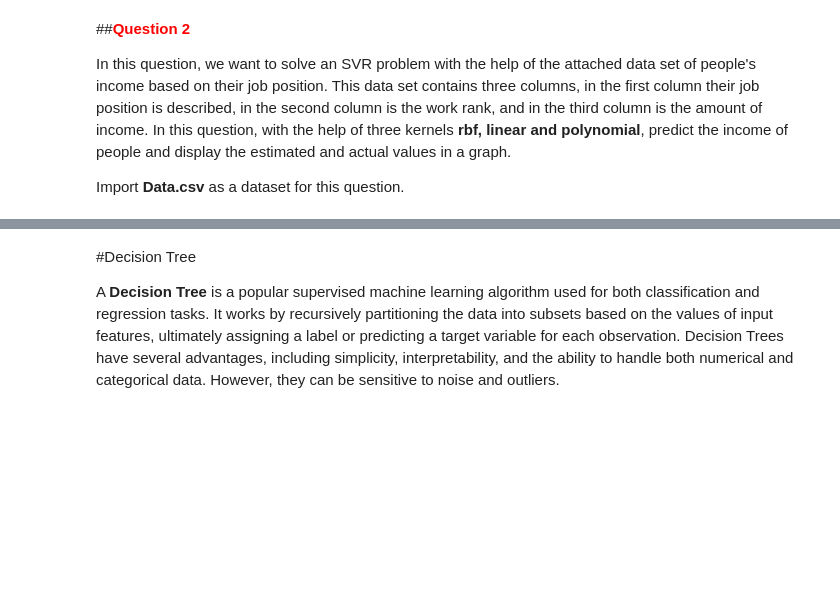
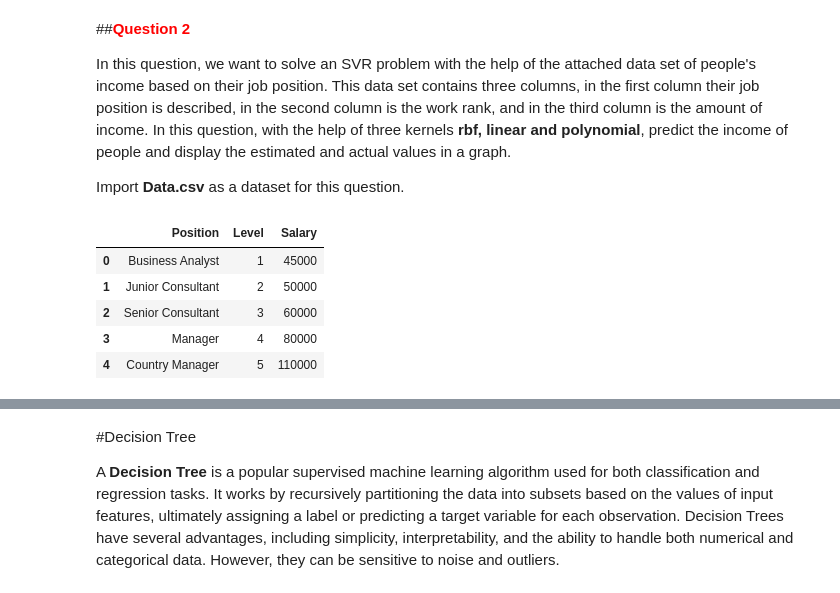
Before and after one commit to peyman886/machine-learning-coursework, a Jupyter notebook: Bahrak 1402-1/HomeWork/HW04/Machine_Learning_HW04.ipynb, the cells around one changed output, grey strips where cells are left out. Drawn from its saved outputs; the diff is of its cells as text; code cells hidden in the pictures; blank space fills up the shorter version.

```diff
--- a/Bahrak 1402-1/HomeWork/HW04/Machine_Learning_HW04.ipynb
+++ b/Bahrak 1402-1/HomeWork/HW04/Machine_Learning_HW04.ipynb
@@ -341,0 +340,14 @@ from sklearn.svm import SVR
+# %%
+# Loading the dataset for SVR analysis
+data_file_path = 'Data.csv'
+data_df = pd.read_csv(data_file_path)
+
+# Displaying the first few rows of the dataset to understand its structure
+data_df.head()
+# %% [output]
+|  | Position | Level | Salary |
+| 0 | Business Analyst | 1 | 45000 |
+| 1 | Junior Consultant | 2 | 50000 |
+| 2 | Senior Consultant | 3 | 60000 |
+| 3 | Manager | 4 | 80000 |
+| 4 | Country Manager | 5 | 110000 |
```
Also changed, not shown: parts of 5 cells of this notebook.
